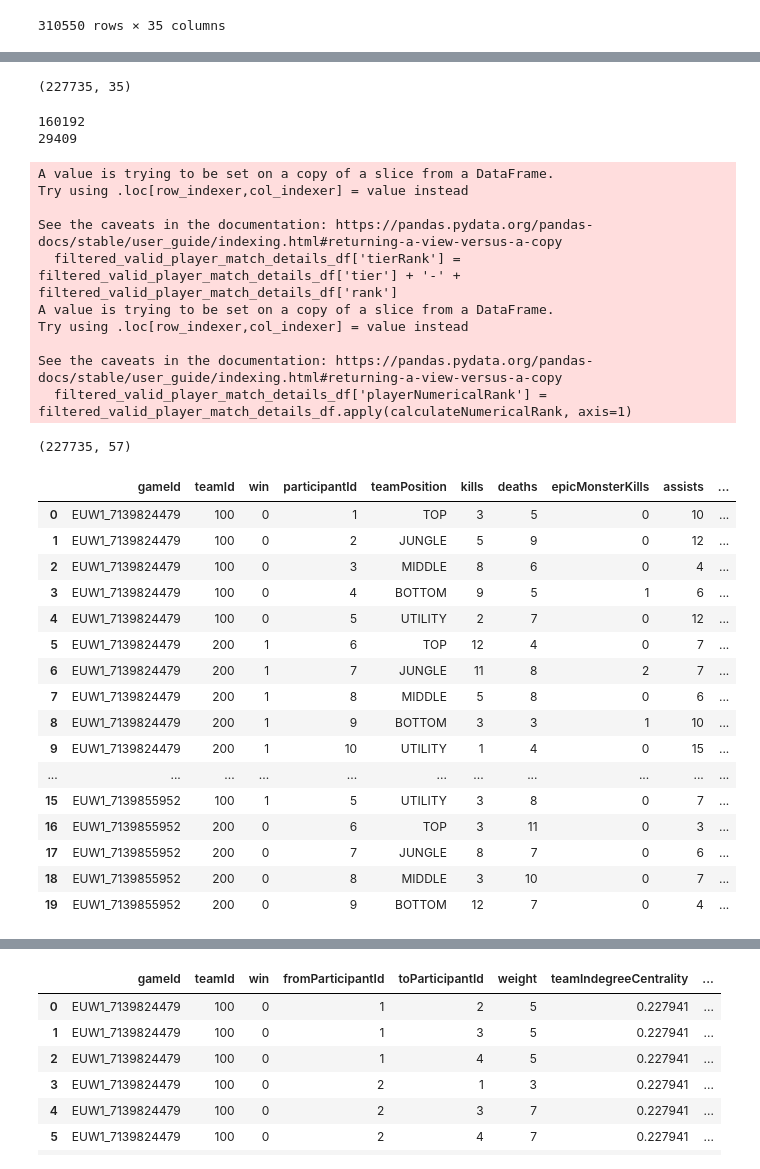
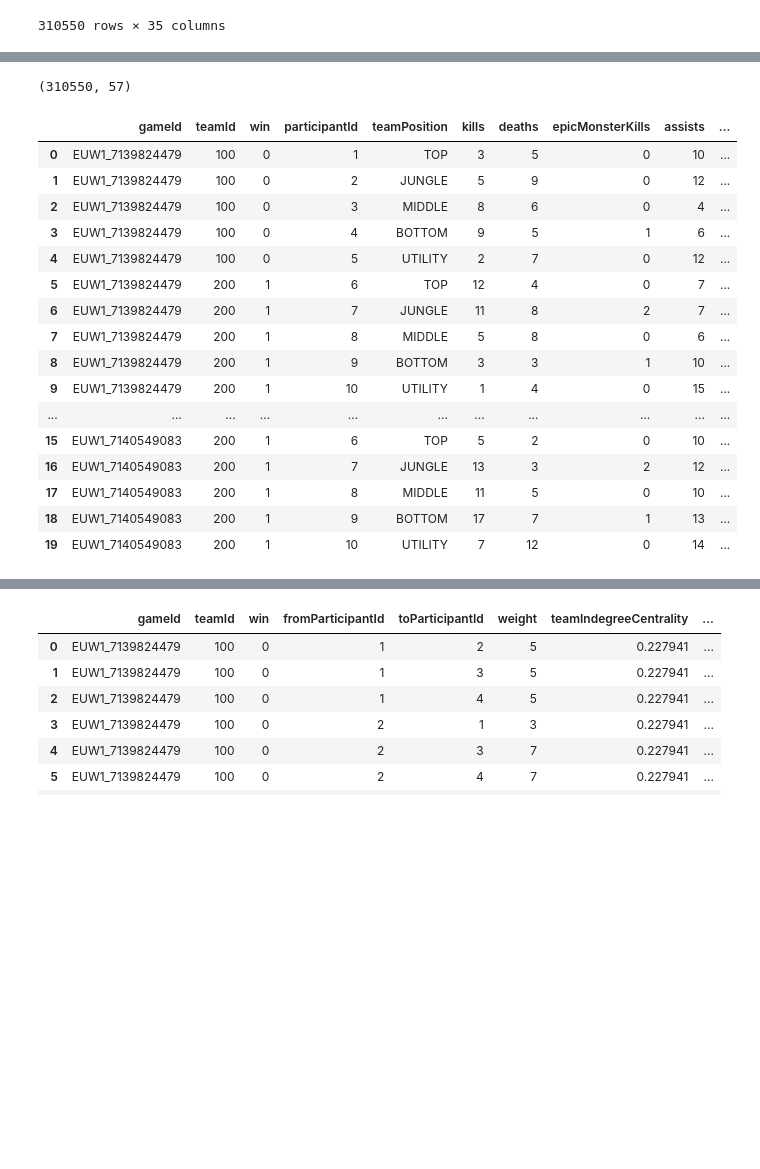
Before and after one commit to TDI-Lab/Collective-Intelligence-LoL, a Jupyter notebook: notebooks/totalMatchAnalysis.ipynb, the cells around one changed output, grey strips where cells are left out. Cells and saved outputs as stored; diff of their text form; code cells hidden in the pictures; blank space fills up the shorter version.

```diff
--- a/notebooks/totalMatchAnalysis.ipynb
+++ b/notebooks/totalMatchAnalysis.ipynb
@@ -105,18 +107,6 @@ Name: summonerGamesPlayed, dtype: float64
-# %%
-# apply a filter to select only those players who have at most 10 games played
-filtered_valid_player_match_details_df = valid_player_match_details_df[valid_player_match_details_df['summonerGamesPlayed'] <= 10]
-print(filtered_valid_player_match_details_df.shape)
-# %% [output]
-(227735, 35)
-# %%
-# number of unique players in the filtered dataset
-print(filtered_valid_player_match_details_df['summonerId'].nunique())
-
-# number of matches in the filtered dataset
-print(filtered_valid_player_match_details_df['gameId'].nunique())
-# %% [output]
-160192
-29409
+# %%
+# copy valid_player_match_details_df to filtered_valid_player_match_details_df
+filtered_valid_player_match_details_df = valid_player_match_details_df
 # %%
 # convert player ranks to numerical ranks
 # join the tier and rank to yield a combined value
@@ -237,50 +227,40 @@ averageTeamChampExperience = filtered_valid_player_match_details_df.groupby(['ga
 averageTeamChampExperience.rename(columns={'champExperience': 'averageTeamChampExperience'}, inplace=True)
 filtered_valid_player_match_details_df = filtered_valid_player_match_details_df.merge(averageTeamChampExperience, on=['gameId', 'teamId'], how='inner')
 
 # total minions killed by a team in a match
-totalTeamMinionsKilled = filtered_valid_player_match_details_df.groupby(['gameId', 'teamId'])['totalMinionsKilled'].mean().reset_index()
+totalTeamMinionsKilled = filtered_valid_player_match_details_df.groupby(['gameId', 'teamId'])['totalMinionsKilled'].sum().reset_index()
 totalTeamMinionsKilled.rename(columns={'totalMinionsKilled': 'totalTeamMinionsKilled'}, inplace=True)
 filtered_valid_player_match_details_df = filtered_valid_player_match_details_df.merge(totalTeamMinionsKilled, on=['gameId', 'teamId'], how='inner')
 
 filtered_valid_player_match_details_df['totalTeamMinionsPerMin'] = filtered_valid_player_match_details_df['totalTeamMinionsKilled'] / filtered_valid_player_match_details_df['gameDuration']
 
 # average minions killed per team
 averageTeamMinionsKilled = filtered_valid_player_match_details_df.groupby(['gameId', 'teamId'])['totalMinionsKilled'].mean().reset_index()
 averageTeamMinionsKilled.rename(columns={'totalMinionsKilled': 'averageTeamMinionsKilled'}, inplace=True)
 filtered_valid_player_match_details_df = filtered_valid_player_match_details_df.merge(averageTeamMinionsKilled, on=['gameId', 'teamId'], how='inner')
 
 print(filtered_valid_player_match_details_df.shape)
 
 filtered_valid_player_match_details_df[['gameId', 'teamId', 'win', 'participantId', 'teamPosition', 'kills', 'deaths', 'epicMonsterKills','assists', 'turretKills', 'playerNumericalRank', 'teamAverageRank', 'matchAverageRank', 'totalTeamKills', 'totalTeamDeaths', 'totalTeamAssists', 'totalTeamEpicMonsterKills', 'totalTeamTurretKills']].head(20)
 # %% [output]
-A value is trying to be set on a copy of a slice from a DataFrame.
-Try using .loc[row_indexer,col_indexer] = value instead
-
-See the caveats in the documentation: https://pandas.pydata.org/pandas-docs/stable/user_guide/indexing.html#returning-a-view-versus-a-copy
-  filtered_valid_player_match_details_df['tierRank'] = filtered_valid_player_match_details_df['tier'] + '-' + filtered_valid_player_match_details_df['rank']
-A value is trying to be set on a copy of a slice from a DataFrame.
-Try using .loc[row_indexer,col_indexer] = value instead
-
-See the caveats in the documentation: https://pandas.pydata.org/pandas-docs/stable/user_guide/indexing.html#returning-a-view-versus-a-copy
-  filtered_valid_player_match_details_df['playerNumericalRank'] = filtered_valid_player_match_details_df.apply(calculateNumericalRank, axis=1)
+(310550, 57)
-(227735, 57)
 |  | gameId | teamId | win | participantId | teamPosition | kills | deaths | epicMonsterKills | assists | ... |
 | 0 | EUW1_7139824479 | 100 | 0 | 1 | TOP | 3 | 5 | 0 | 10 | ... |
 | 1 | EUW1_7139824479 | 100 | 0 | 2 | JUNGLE | 5 | 9 | 0 | 12 | ... |
 | 2 | EUW1_7139824479 | 100 | 0 | 3 | MIDDLE | 8 | 6 | 0 | 4 | ... |
 | 3 | EUW1_7139824479 | 100 | 0 | 4 | BOTTOM | 9 | 5 | 1 | 6 | ... |
 | 4 | EUW1_7139824479 | 100 | 0 | 5 | UTILITY | 2 | 7 | 0 | 12 | ... |
 | 5 | EUW1_7139824479 | 200 | 1 | 6 | TOP | 12 | 4 | 0 | 7 | ... |
 | 6 | EUW1_7139824479 | 200 | 1 | 7 | JUNGLE | 11 | 8 | 2 | 7 | ... |
 | 7 | EUW1_7139824479 | 200 | 1 | 8 | MIDDLE | 5 | 8 | 0 | 6 | ... |
 | 8 | EUW1_7139824479 | 200 | 1 | 9 | BOTTOM | 3 | 3 | 1 | 10 | ... |
 | 9 | EUW1_7139824479 | 200 | 1 | 10 | UTILITY | 1 | 4 | 0 | 15 | ... |
 | ... | ... | ... | ... | ... | ... | ... | ... | ... | ... | ... |
-| 15 | EUW1_7139855952 | 100 | 1 | 5 | UTILITY | 3 | 8 | 0 | 7 | ... |
-| 16 | EUW1_7139855952 | 200 | 0 | 6 | TOP | 3 | 11 | 0 | 3 | ... |
-| 17 | EUW1_7139855952 | 200 | 0 | 7 | JUNGLE | 8 | 7 | 0 | 6 | ... |
-| 18 | EUW1_7139855952 | 200 | 0 | 8 | MIDDLE | 3 | 10 | 0 | 7 | ... |
-| 19 | EUW1_7139855952 | 200 | 0 | 9 | BOTTOM | 12 | 7 | 0 | 4 | ... |
+| 15 | EUW1_7140549083 | 200 | 1 | 6 | TOP | 5 | 2 | 0 | 10 | ... |
+| 16 | EUW1_7140549083 | 200 | 1 | 7 | JUNGLE | 13 | 3 | 2 | 12 | ... |
+| 17 | EUW1_7140549083 | 200 | 1 | 8 | MIDDLE | 11 | 5 | 0 | 10 | ... |
+| 18 | EUW1_7140549083 | 200 | 1 | 9 | BOTTOM | 17 | 7 | 1 | 13 | ... |
+| 19 | EUW1_7140549083 | 200 | 1 | 10 | UTILITY | 7 | 12 | 0 | 14 | ... |
 # %%
 for col in valid_player_match_details_df.columns:
     print(col)
```
Also changed, not shown: parts of 26 cells of this notebook.
